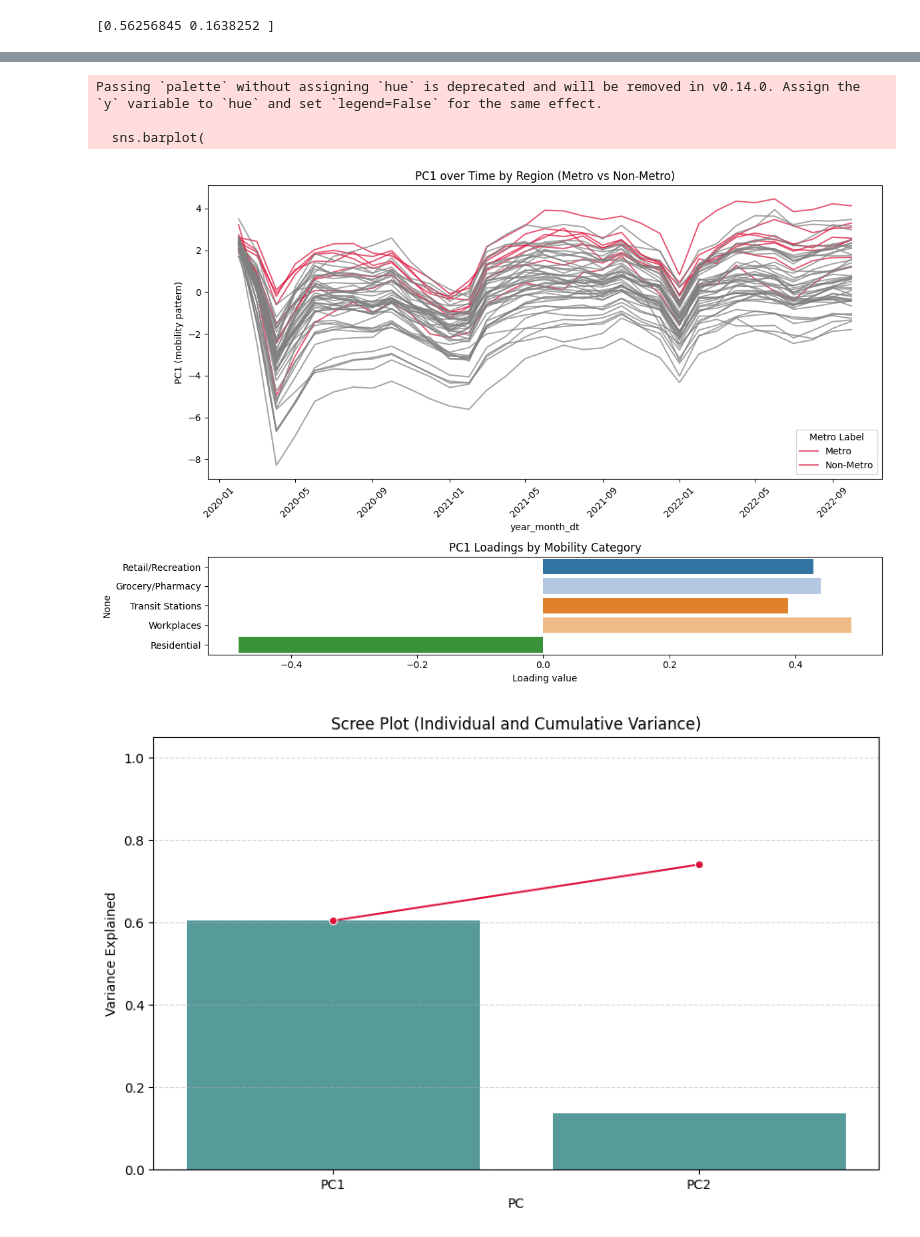
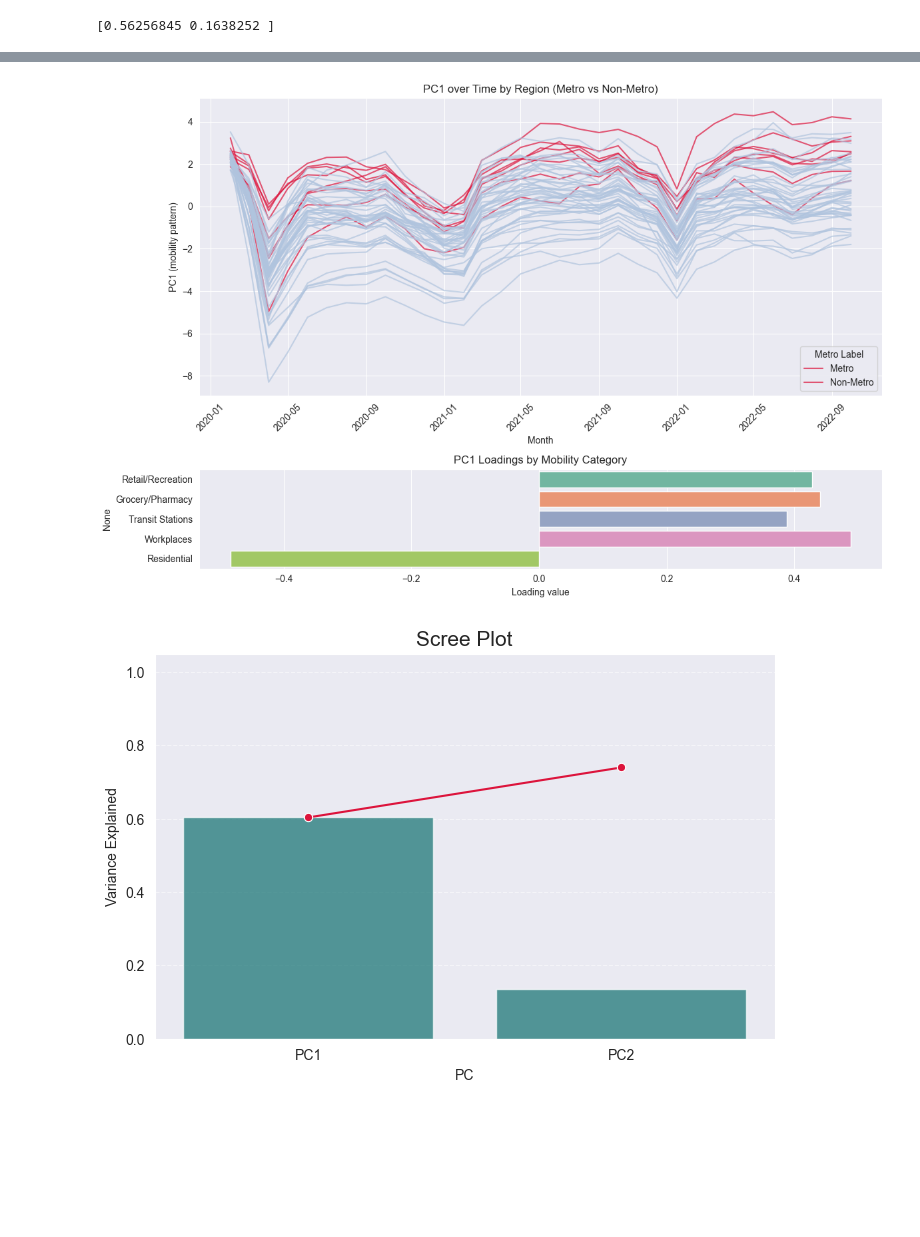
Before and after one commit to rorygardner/cyber_squadron, a Jupyter notebook: rory/pca.ipynb, the cells around one changed output, grey strips where cells are left out. Drawn from its saved outputs; the diff is of its cells as text; code cells hidden in the pictures; blank space fills up the shorter version.

```diff
--- a/rory/pca.ipynb
+++ b/rory/pca.ipynb
@@ -104,13 +115,16 @@ Text(0, 0.5, 'PC2')
 # %%
 # visualize
 plt.figure(figsize=(10, 6))
+sns.set_style(style="darkgrid")
 sns.scatterplot(
     x='PC1', y='PC2',
     hue='metro_label',
     data=monthly,
     palette='tab20',
-    legend=False
+    legend=True
 )
+plt.title("Scatterplot of PC1 and PC2")
+
 plt.xlabel("PC1")
 plt.ylabel("PC2")
 # %% [output]
@@ -175,6 +190,7 @@ fig, axes = plt.subplots(2, 1, figsize=(12, 8), gridspec_kw={'height_ratios': [3
 
 # top: pc1 over time
 ax = axes[0]
+sns.set_style(style="darkgrid")
 sns.lineplot(
     data=monthly,
     x='year_month_dt',
@@ -182,23 +198,27 @@ sns.lineplot(
     hue='metro_label',  # 1=Metro, 0=Rural
     units='sub_region_2',
     estimator=None,
-    palette={0: 'crimson', 1: 'gray'},
+    palette={0: 'crimson', 1: 'lightsteelblue'},
     alpha=0.7,
     ax=ax,
     legend='full'
 )
 
 ax.set_ylabel('PC1 (mobility pattern)')
+ax.set_xlabel("Month")
 ax.set_title('PC1 over Time by Region (Metro vs Non-Metro)')
 ax.tick_params(axis='x', rotation=45)
 ax.legend(title='Metro Label', labels=['Metro', 'Non-Metro'])
 
 # --- Bottom subplot: PC1 loadings ---
 ax2 = axes[1]
+sns.set_style(style="darkgrid")
 sns.barplot(
     x=loadings_short['PC1'].values,
     y=loadings_short['PC1'].index,
-    palette='tab20',
+    hue=loadings_short['PC1'].index,
+    palette='Set2',
+    legend=False,
     ax=ax2
 )
 ax2.set_xlabel('Loading value')
@@ -207,34 +227,32 @@ ax2.set_title('PC1 Loadings by Mobility Category')
 plt.tight_layout()
 plt.show()
 # %% [output]
-Passing `palette` without assigning `hue` is deprecated and will be removed in v0.14.0. Assign the `y` variable to `hue` and set `legend=False` for the same effect.
-
-  sns.barplot(
-[figure, old version]
+[figure, new version]
 # %%
 # prep variance explained
 expl_var = pca_m.explained_variance_ratio_
 cum_var = np.cumsum(expl_var)
 
 # Make a DataFrame for plotting
 scree_df = pd.DataFrame({
     'PC': [f'PC{i+1}' for i in range(len(expl_var))],
     'Variance': expl_var,
     'Cumulative': cum_var
 })
 
-plt.figure(figsize=(10,6))
+plt.figure(figsize=(8,5))
 
 # Barplot for individual variance
+sns.set_style(style="darkgrid")
 sns.barplot(x='PC', y='Variance', data=scree_df, color='teal', alpha=0.7)
 
 # Lineplot for cumulative variance
 sns.lineplot(x='PC', y='Cumulative', data=scree_df, marker='o', color='crimson')
 
 plt.ylabel('Variance Explained')
-plt.title('Scree Plot (Individual and Cumulative Variance)')
+plt.title('Scree Plot', fontsize=15)
 plt.ylim(0,1.05)
 plt.grid(axis='y', linestyle='--', alpha=0.5)
 plt.show()
 # %% [output]
-[figure, old version]
+[figure, new version]
```
Also changed, not shown: parts of 9 cells of this notebook, 2 other files.
